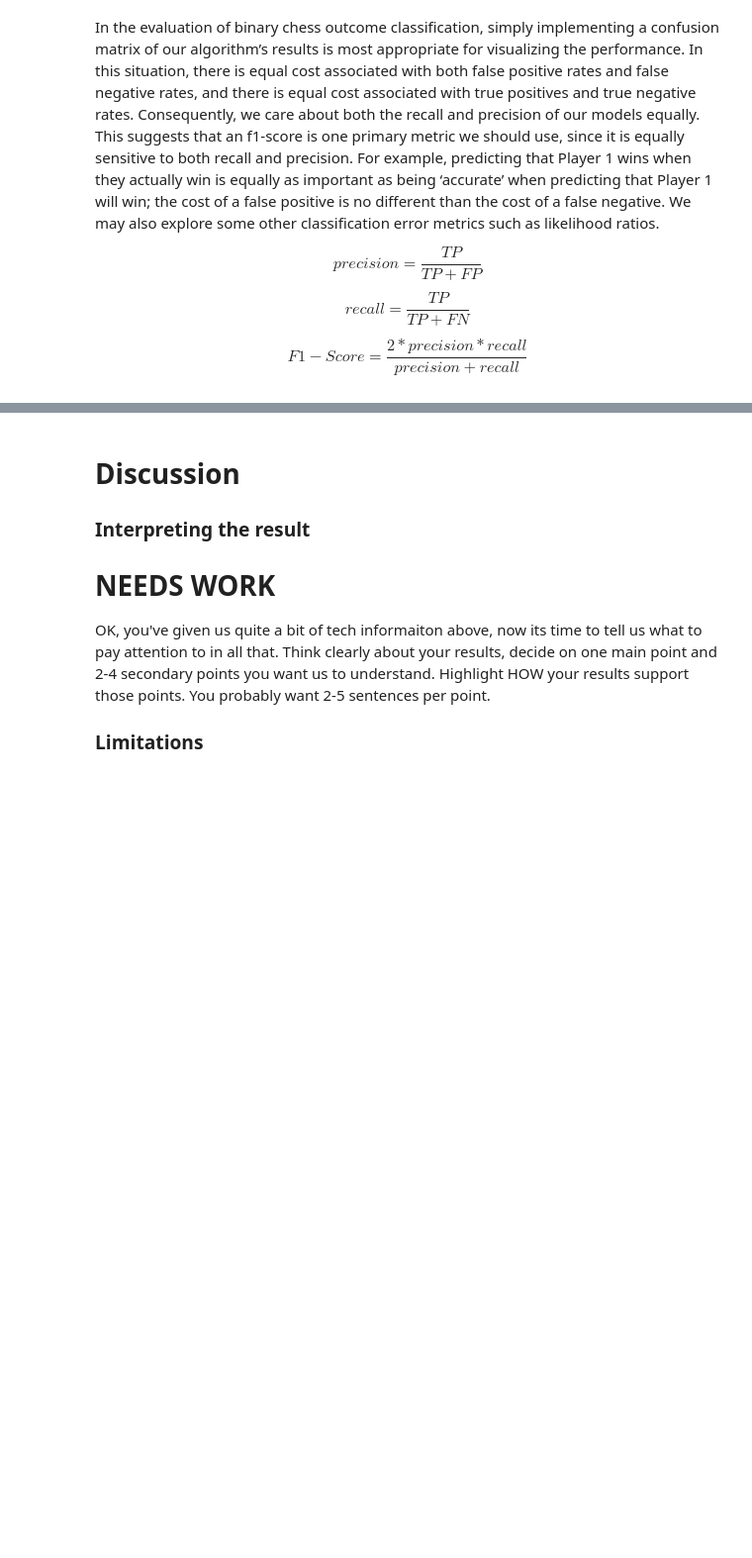
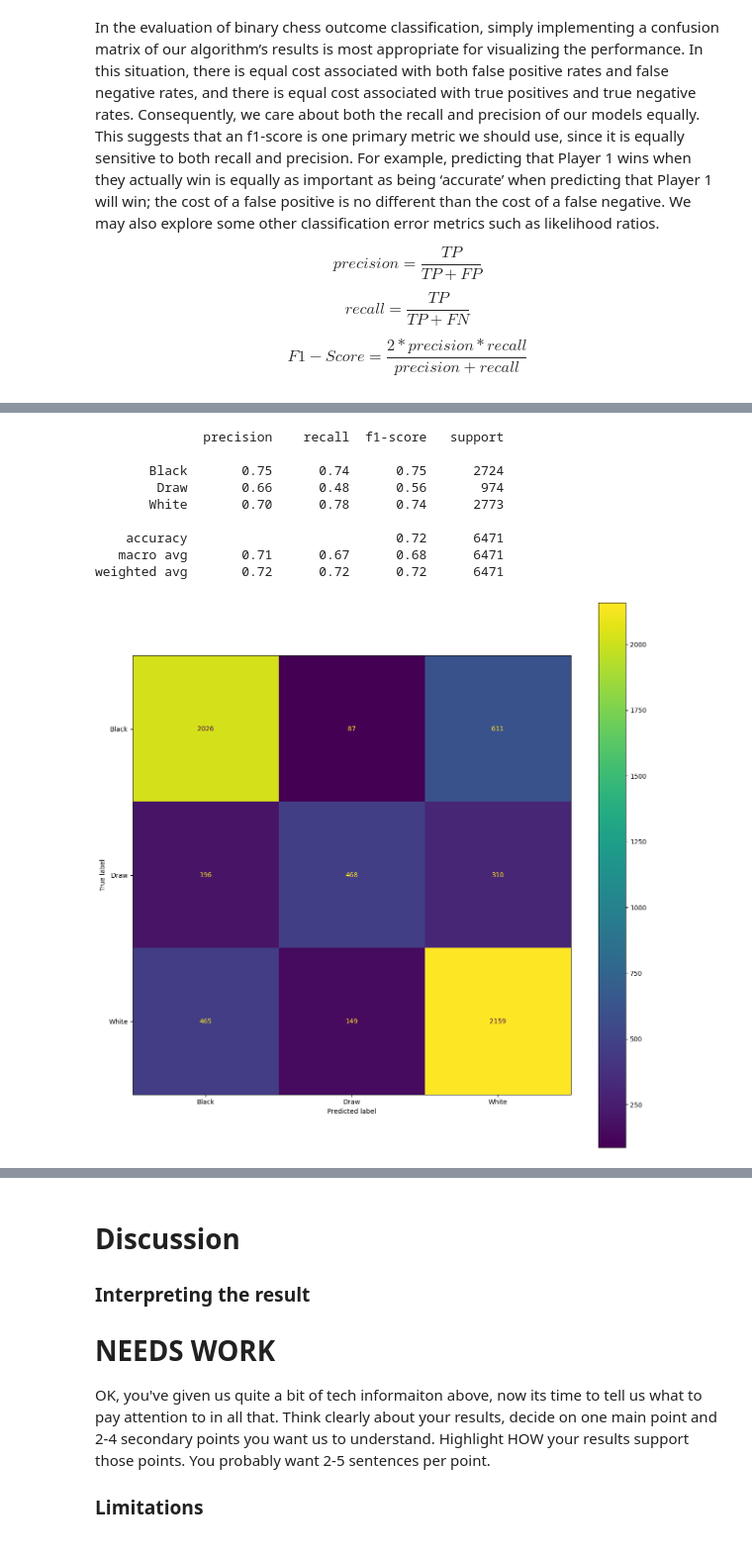
Before and after one commit to COGS118A/Group017-Wi23, a Jupyter notebook: FinalProjectGroup017-Wi23.ipynb, the cells around one changed output, grey strips where cells are left out. Shown: that part at 99% size. Drawn from its saved outputs; the diff is of its cells as text; code cells hidden in the pictures; blank space fills up the shorter version.

```diff
--- a/FinalProjectGroup017-Wi23.ipynb
+++ b/FinalProjectGroup017-Wi23.ipynb
@@ -164,0 +174,7 @@ $$F1-Score = \frac{2*precision*recall}{precision + recall}$$
+# %%
+# drop all ground truth labels from the processed training data
+X = df_train.drop(columns=df_train.columns[df_train.columns.str.contains('A_') + df_train.columns.str.contains('B_')])
+# get the desired ground truth labels
+y = cleaned['Result']
+# split data for training and accuracy testing
+X_train, X_test, y_train, y_test = train_test_split(X, y, random_state=42)
@@ -164,0 +191,27 @@ $$F1-Score = \frac{2*precision*recall}{precision + recall}$$
+# %%
+rf = RandomForestClassifier(n_estimators=1000, n_jobs=-1)
+
+# train the random forest without one-hot encoded variables to decrease dimensions
+rf.fit(X_train.drop(columns=X_train.columns[X_train.columns.str.contains('C_')]), y_train)
+
+# predict categories from the test set
+y_pred = rf.predict(X_test.drop(columns=X_train.columns[X_train.columns.str.contains('C_')]))
+
+# display results
+print(classification_report(y_test, y_pred))
+cm = confusion_matrix(y_test, y_pred)
+disp = ConfusionMatrixDisplay(confusion_matrix=cm, display_labels=rf.classes_)
+fig, ax = plt.subplots(figsize=(15,15))
+disp.plot(ax=ax)
+plt.show()
+# %% [output]
+              precision    recall  f1-score   support
+
+       Black       0.75      0.74      0.75      2724
+        Draw       0.66      0.48      0.56       974
+       White       0.70      0.78      0.74      2773
+
+    accuracy                           0.72      6471
+   macro avg       0.71      0.67      0.68      6471
+weighted avg       0.72      0.72      0.72      6471
+[figure, added]
```
Also changed, not shown: parts of 7 cells of this notebook.
